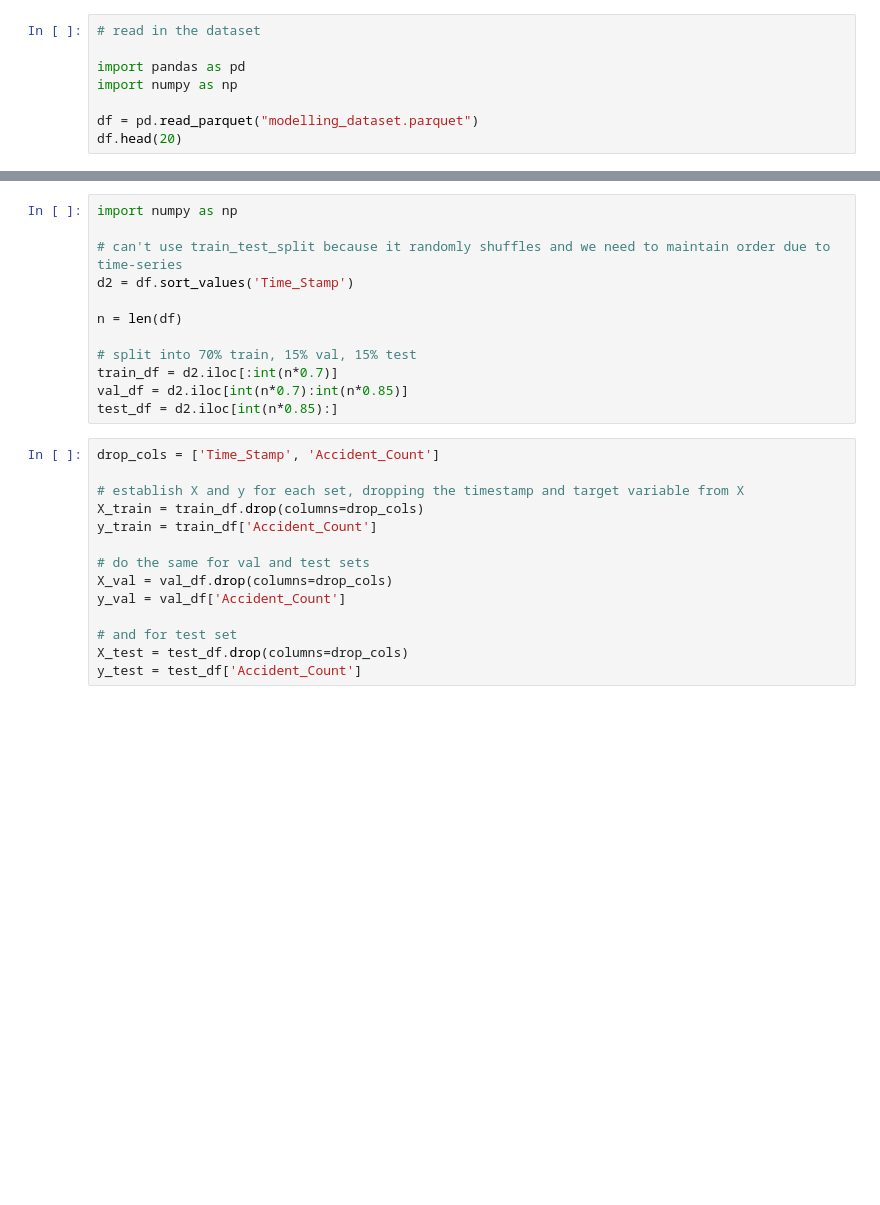
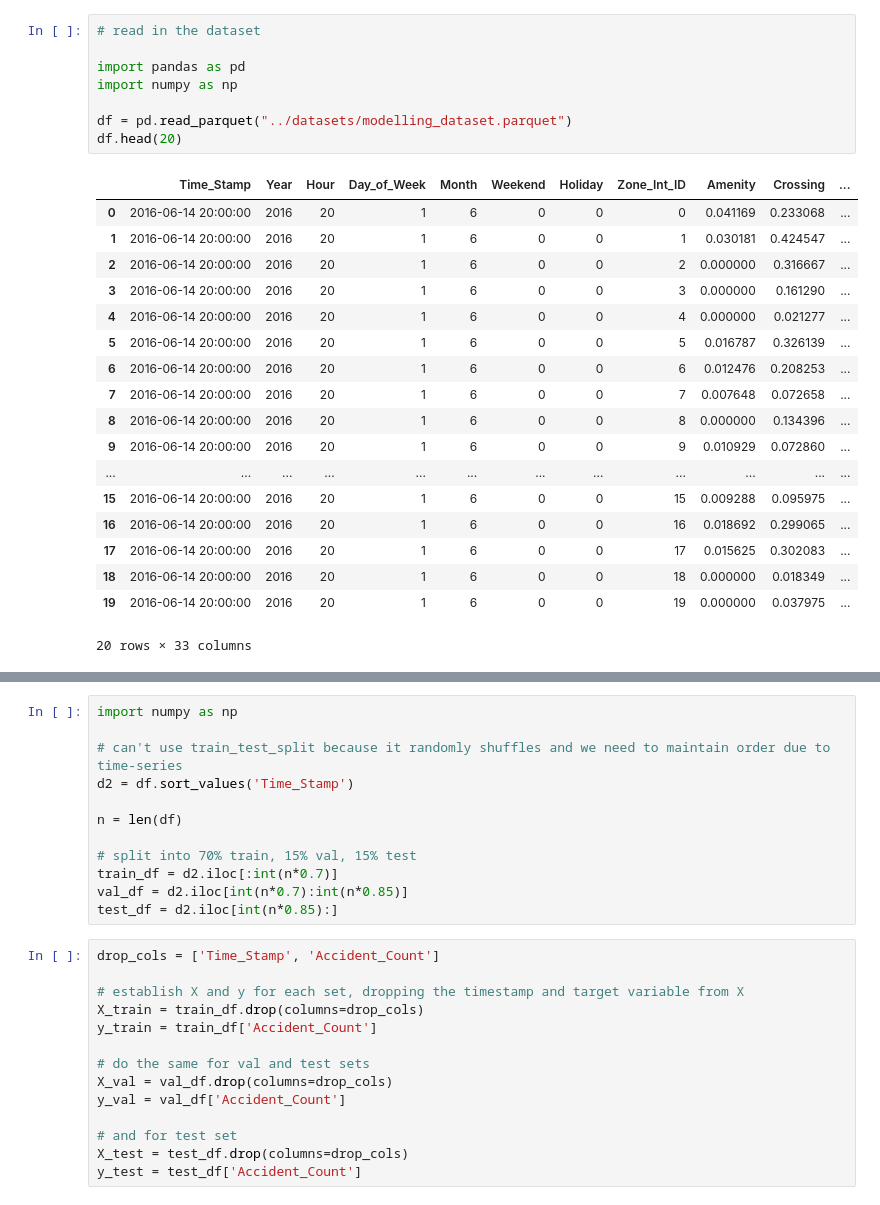
Before and after one commit to manand05/traffic-accident-risk-prediction, a Jupyter notebook: dataset_modelling/Poisson_regression.ipynb, the cells around one changed output, grey strips where cells are left out. Saved outputs shown, nothing was run; the diff lists cells and outputs as text; blank space fills up the shorter version.

```diff
--- a/dataset_modelling/Poisson_regression.ipynb
+++ b/dataset_modelling/Poisson_regression.ipynb
@@ -1,10 +1,29 @@
 # %%
 # read in the dataset
 
 import pandas as pd
 import numpy as np
 
-df = pd.read_parquet("modelling_dataset.parquet")
+df = pd.read_parquet("../datasets/modelling_dataset.parquet")
 df.head(20)
+# %% [output]
+|  | Time_Stamp | Year | Hour | Day_of_Week | Month | Weekend | Holiday | Zone_Int_ID | Amenity | Crossing | ... |
+| 0 | 2016-06-14 20:00:00 | 2016 | 20 | 1 | 6 | 0 | 0 | 0 | 0.041169 | 0.233068 | ... |
+| 1 | 2016-06-14 20:00:00 | 2016 | 20 | 1 | 6 | 0 | 0 | 1 | 0.030181 | 0.424547 | ... |
+| 2 | 2016-06-14 20:00:00 | 2016 | 20 | 1 | 6 | 0 | 0 | 2 | 0.000000 | 0.316667 | ... |
+| 3 | 2016-06-14 20:00:00 | 2016 | 20 | 1 | 6 | 0 | 0 | 3 | 0.000000 | 0.161290 | ... |
+| 4 | 2016-06-14 20:00:00 | 2016 | 20 | 1 | 6 | 0 | 0 | 4 | 0.000000 | 0.021277 | ... |
+| 5 | 2016-06-14 20:00:00 | 2016 | 20 | 1 | 6 | 0 | 0 | 5 | 0.016787 | 0.326139 | ... |
+| 6 | 2016-06-14 20:00:00 | 2016 | 20 | 1 | 6 | 0 | 0 | 6 | 0.012476 | 0.208253 | ... |
+| 7 | 2016-06-14 20:00:00 | 2016 | 20 | 1 | 6 | 0 | 0 | 7 | 0.007648 | 0.072658 | ... |
+| 8 | 2016-06-14 20:00:00 | 2016 | 20 | 1 | 6 | 0 | 0 | 8 | 0.000000 | 0.134396 | ... |
+| 9 | 2016-06-14 20:00:00 | 2016 | 20 | 1 | 6 | 0 | 0 | 9 | 0.010929 | 0.072860 | ... |
+| ... | ... | ... | ... | ... | ... | ... | ... | ... | ... | ... | ... |
+| 15 | 2016-06-14 20:00:00 | 2016 | 20 | 1 | 6 | 0 | 0 | 15 | 0.009288 | 0.095975 | ... |
+| 16 | 2016-06-14 20:00:00 | 2016 | 20 | 1 | 6 | 0 | 0 | 16 | 0.018692 | 0.299065 | ... |
+| 17 | 2016-06-14 20:00:00 | 2016 | 20 | 1 | 6 | 0 | 0 | 17 | 0.015625 | 0.302083 | ... |
+| 18 | 2016-06-14 20:00:00 | 2016 | 20 | 1 | 6 | 0 | 0 | 18 | 0.000000 | 0.018349 | ... |
+| 19 | 2016-06-14 20:00:00 | 2016 | 20 | 1 | 6 | 0 | 0 | 19 | 0.000000 | 0.037975 | ... |
+20 rows × 33 columns
 # %%
 df.info()
```
Also changed, not shown: parts of 5 cells of this notebook, 3 other files.
